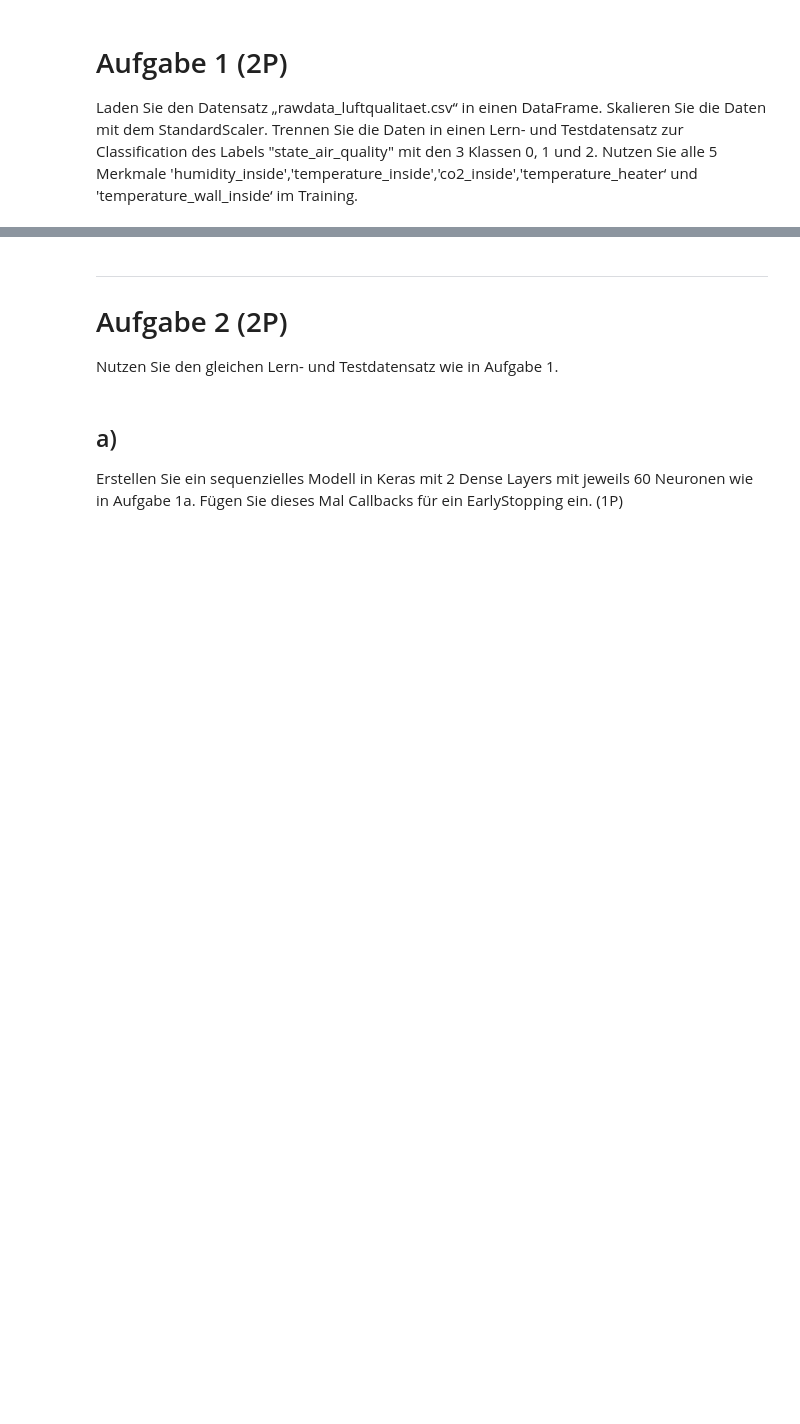
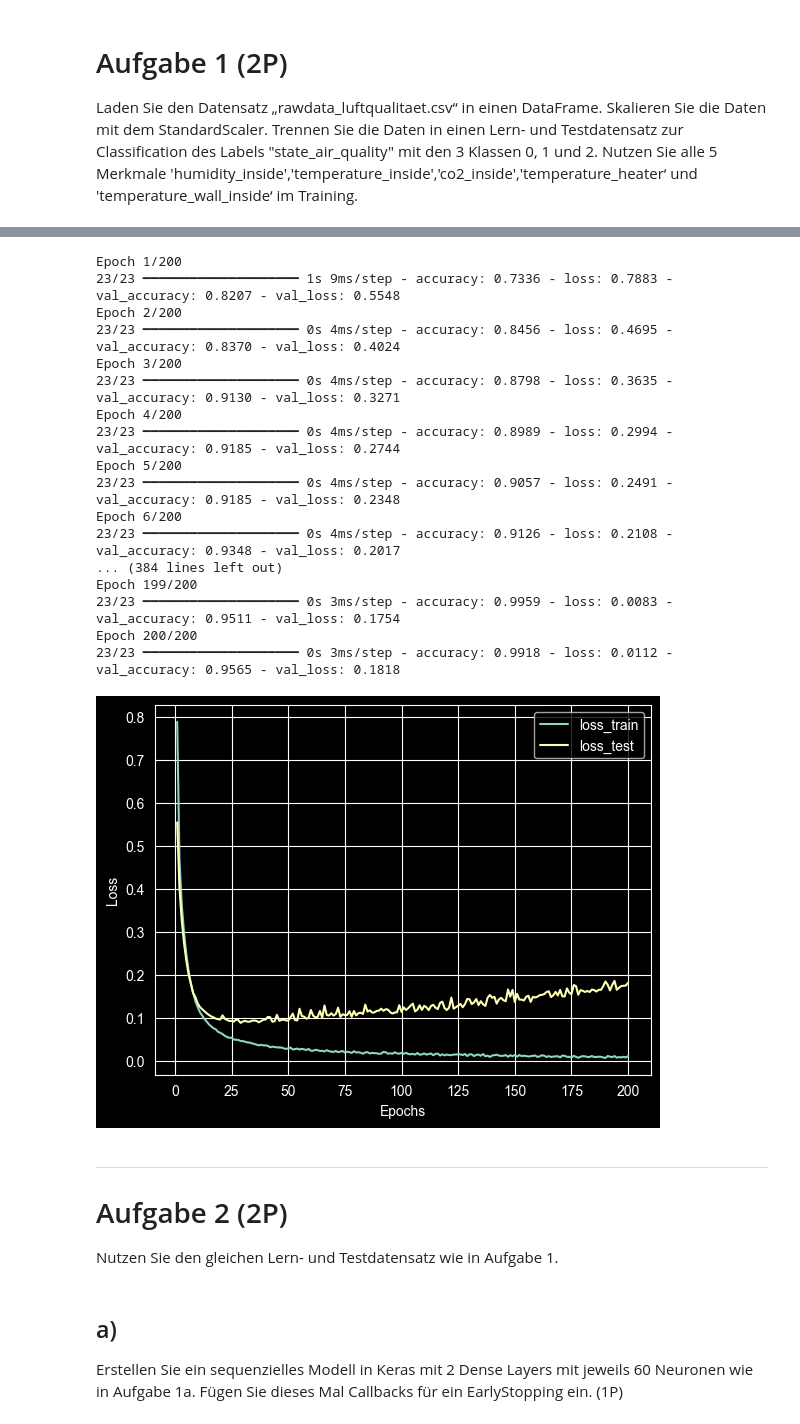
Before and after one commit to MuhammedKrz/DatenanalyseUndMLPraktika, a Jupyter notebook: Blatt 8/Praktikum8.ipynb, the cells around one changed output, grey strips where cells are left out. Cells and saved outputs as stored; diff of their text form; code cells hidden in the pictures; blank space fills up the shorter version.

```diff
--- a/Blatt 8/Praktikum8.ipynb
+++ b/Blatt 8/Praktikum8.ipynb
@@ -3,8 +3,36 @@
 Laden Sie den Datensatz „rawdata_luftqualitaet.csv“ in einen DataFrame. Skalieren Sie die Daten mit dem StandardScaler. Trennen Sie die
 Daten in einen Lern- und Testdatensatz zur Classification des Labels "state_air_quality" mit den 3 Klassen 0, 1 und 2. Nutzen Sie alle 5
 Merkmale 'humidity_inside','temperature_inside','co2_inside','temperature_heater‘ und 'temperature_wall_inside‘ im Training.
+# %%
+import pandas as pd
+from sklearn.model_selection import train_test_split
+from sklearn.preprocessing import StandardScaler
+import matplotlib.pyplot as plt
+
+df = pd.read_csv('rawdata_luftqualitaet.csv')
+
+X = df[df.columns[:-1]].values
+y = df['state_air_quality']
+
+X_train, X_test, y_train, y_test = train_test_split(X, y, test_size=0.2,
+random_state=12)
+
+scaler = StandardScaler()
+X_train = scaler.fit_transform(X_train)
+X_test = scaler.transform(X_test)
 # %% [markdown]
 ## a)
 Erstellen Sie ein sequenzielles Modell in Keras mit 2 Dense Layers mit jeweils 60 Neuronen. (1P)
 
 <img src="images/1a.png" width="600">
+# %%
+from tensorflow.keras.layers import Dense
+from tensorflow.keras.models import Sequential
+
+# Multiple classification
+model = Sequential()
+model.add(Dense(units=60, input_shape=(5,), activation='relu', name='dense_9'))
+model.add(Dense(units=60, activation='relu', name='dense_10'))
+model.add(Dense(units=3, activation='softmax', name='dense_11_output'))
+model.compile(loss='sparse_categorical_crossentropy', optimizer='rmsprop', metrics=['accuracy'])
+model.summary()
@@ -14,6 +56,42 @@ Trainieren Sie das Modell mit mind. 200 Epochen und visualisieren Sie den Anlern
 Abbildung (1P)
 
 <img src="images/1b.png" width="600">
+# %%
+epochs = 200
+
+history = model.fit(X_train, y_train, epochs=epochs, batch_size=32, validation_data=(X_test, y_test), verbose=1)
+
+accuracy_train = history.history['accuracy']
+loss_train = history.history['loss']
+loss_test = history.history['val_loss']
+
+epochs = range(1, len(accuracy_train)+1)
+
+plt.plot(epochs, loss_train, label='loss_train')
+plt.plot(epochs, loss_test, label='loss_test')
+plt.xlabel('Epochs')
+plt.ylabel('Loss')
+plt.legend()
+plt.show()
+# %% [output]
+Epoch 1/200
+23/23 ━━━━━━━━━━━━━━━━━━━━ 1s 9ms/step - accuracy: 0.7336 - loss: 0.7883 - val_accuracy: 0.8207 - val_loss: 0.5548
+Epoch 2/200
+23/23 ━━━━━━━━━━━━━━━━━━━━ 0s 4ms/step - accuracy: 0.8456 - loss: 0.4695 - val_accuracy: 0.8370 - val_loss: 0.4024
+Epoch 3/200
+23/23 ━━━━━━━━━━━━━━━━━━━━ 0s 4ms/step - accuracy: 0.8798 - loss: 0.3635 - val_accuracy: 0.9130 - val_loss: 0.3271
+Epoch 4/200
+23/23 ━━━━━━━━━━━━━━━━━━━━ 0s 4ms/step - accuracy: 0.8989 - loss: 0.2994 - val_accuracy: 0.9185 - val_loss: 0.2744
+Epoch 5/200
+23/23 ━━━━━━━━━━━━━━━━━━━━ 0s 4ms/step - accuracy: 0.9057 - loss: 0.2491 - val_accuracy: 0.9185 - val_loss: 0.2348
+Epoch 6/200
+23/23 ━━━━━━━━━━━━━━━━━━━━ 0s 4ms/step - accuracy: 0.9126 - loss: 0.2108 - val_accuracy: 0.9348 - val_loss: 0.2017
+... (384 lines left out)
+Epoch 199/200
+23/23 ━━━━━━━━━━━━━━━━━━━━ 0s 3ms/step - accuracy: 0.9959 - loss: 0.0083 - val_accuracy: 0.9511 - val_loss: 0.1754
+Epoch 200/200
+23/23 ━━━━━━━━━━━━━━━━━━━━ 0s 3ms/step - accuracy: 0.9918 - loss: 0.0112 - val_accuracy: 0.9565 - val_loss: 0.1818
+[figure, added]
 # %% [markdown]
 ---
 # Aufgabe 2 (2P)
```
Also changed, not shown: parts of 1 cell of this notebook.
